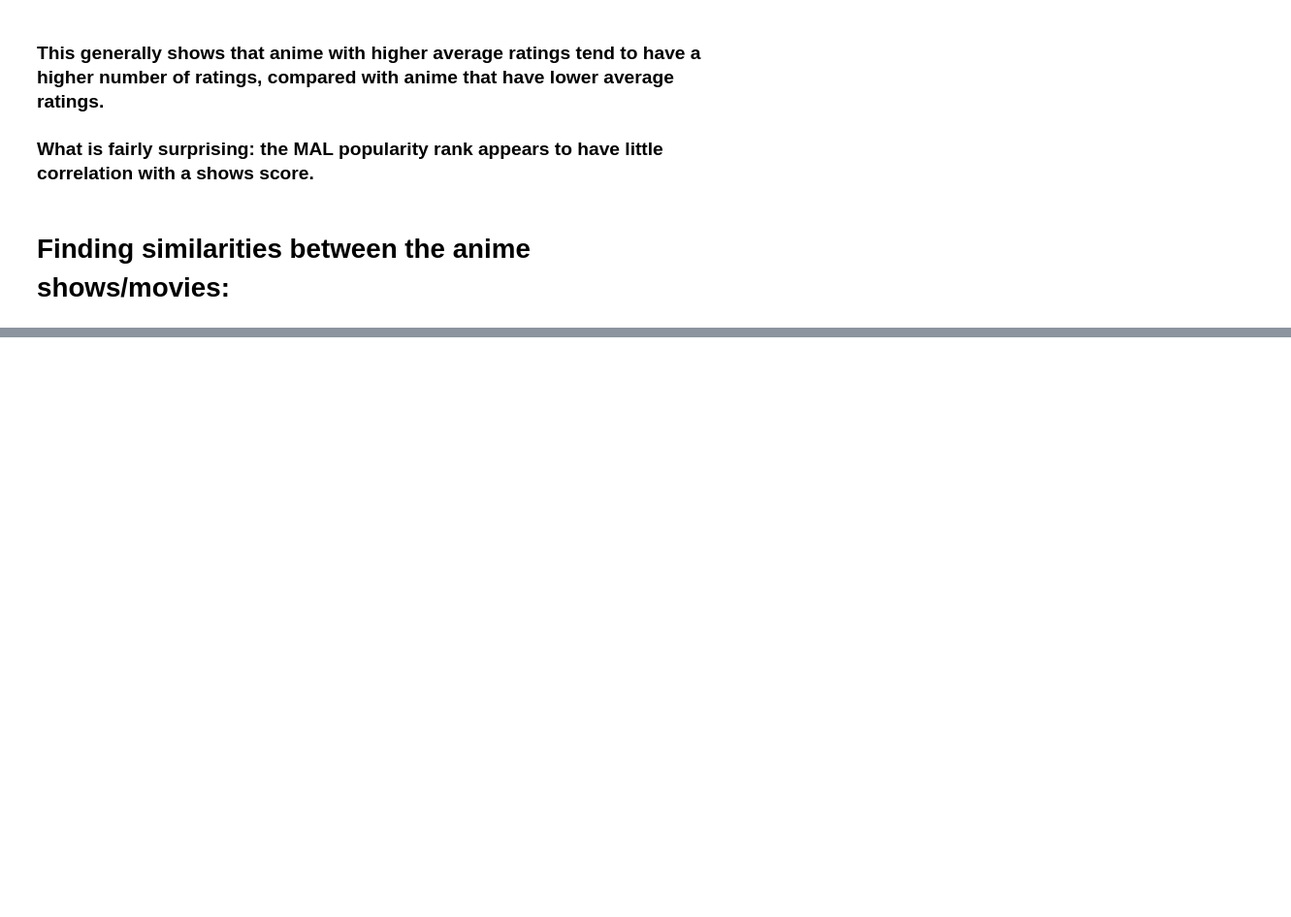
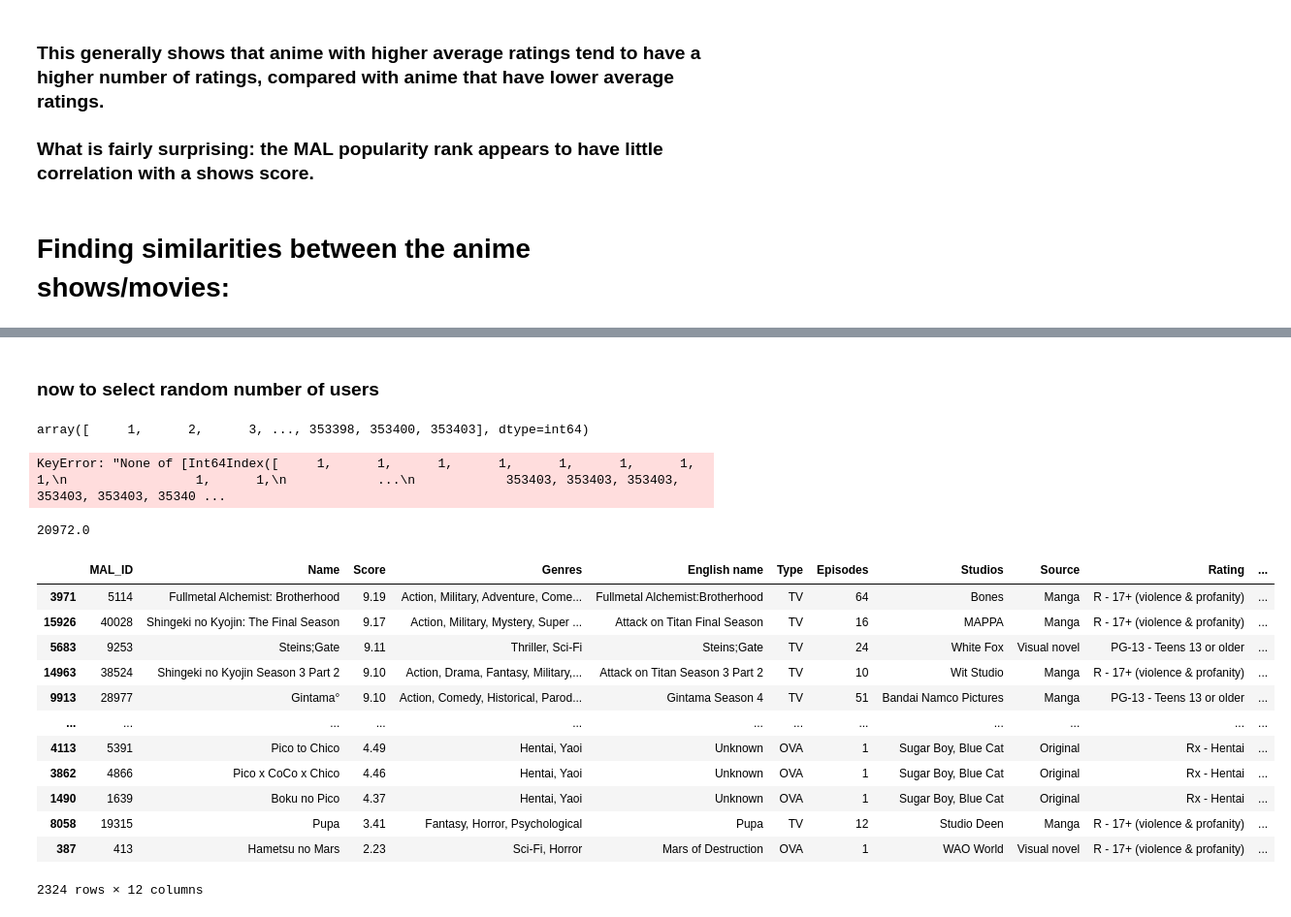
Before and after one commit to 3065923/Anime-Recommender, a Jupyter notebook: anime_clean.ipynb, the cells around one changed output, grey strips where cells are left out. Shown at 97% size. Cells and saved outputs as stored; diff of their text form; code cells hidden in the pictures; blank space fills up the shorter version.

Commit message:
creating sample of 1500 users to create matrix

```diff
--- a/anime_clean.ipynb
+++ b/anime_clean.ipynb
@@ -422,0 +544,2 @@ df_user.head()
+# %% [markdown]
+### now to select random number of users
@@ -422,0 +549,4 @@ df_user.head()
+# %%
+user_array
+# %% [output]
+array([     1,      2,      3, ..., 353398, 353400, 353403], dtype=int64)
@@ -422,0 +563,4 @@ df_user.head()
+# %%
+rand_samp_df = reduced_df_user[reduced_df_user['user_id']].isin(sample_user)
+# %% [output]
+KeyError: "None of [Int64Index([     1,      1,      1,      1,      1,      1,      1,      1,\n                 1,      1,\n            ...\n            353403, 353403, 353403, 353403, 353403, 35340 ...
@@ -423,2 +569,22 @@ df_user.head()
+# %%
+ratings_anime_df['Number of Ratings'].quantile(0.30)
+# %% [output]
+20972.0
+# %%
+ratings_anime_df.loc[ratings_anime_df['Number of Ratings'] >= 21000]
+# %% [output]
+|  | MAL_ID | Name | Score | Genres | English name | Type | Episodes | Studios | Source | Rating | ... |
+| 3971 | 5114 | Fullmetal Alchemist: Brotherhood | 9.19 | Action, Military, Adventure, Come... | Fullmetal Alchemist:Brotherhood | TV | 64 | Bones | Manga | R - 17+ (violence & profanity) | ... |
+| 15926 | 40028 | Shingeki no Kyojin: The Final Season | 9.17 | Action, Military, Mystery, Super ... | Attack on Titan Final Season | TV | 16 | MAPPA | Manga | R - 17+ (violence & profanity) | ... |
+| 5683 | 9253 | Steins;Gate | 9.11 | Thriller, Sci-Fi | Steins;Gate | TV | 24 | White Fox | Visual novel | PG-13 - Teens 13 or older | ... |
+| 14963 | 38524 | Shingeki no Kyojin Season 3 Part 2 | 9.10 | Action, Drama, Fantasy, Military,... | Attack on Titan Season 3 Part 2 | TV | 10 | Wit Studio | Manga | R - 17+ (violence & profanity) | ... |
+| 9913 | 28977 | Gintama° | 9.10 | Action, Comedy, Historical, Parod... | Gintama Season 4 | TV | 51 | Bandai Namco Pictures | Manga | PG-13 - Teens 13 or older | ... |
+| ... | ... | ... | ... | ... | ... | ... | ... | ... | ... | ... | ... |
+| 4113 | 5391 | Pico to Chico | 4.49 | Hentai, Yaoi | Unknown | OVA | 1 | Sugar Boy, Blue Cat | Original | Rx - Hentai | ... |
+| 3862 | 4866 | Pico x CoCo x Chico | 4.46 | Hentai, Yaoi | Unknown | OVA | 1 | Sugar Boy, Blue Cat | Original | Rx - Hentai | ... |
+| 1490 | 1639 | Boku no Pico | 4.37 | Hentai, Yaoi | Unknown | OVA | 1 | Sugar Boy, Blue Cat | Original | Rx - Hentai | ... |
+| 8058 | 19315 | Pupa | 3.41 | Fantasy, Horror, Psychological | Pupa | TV | 12 | Studio Deen | Manga | R - 17+ (violence & profanity) | ... |
+| 387 | 413 | Hametsu no Mars | 2.23 | Sci-Fi, Horror | Mars of Destruction | OVA | 1 | WAO World | Visual novel | R - 17+ (violence & profanity) | ... |
+2324 rows × 12 columns
 # %%
 ratings_anime_df.head()
```
Also changed, not shown: parts of 32 cells of this notebook, 1 other file.
